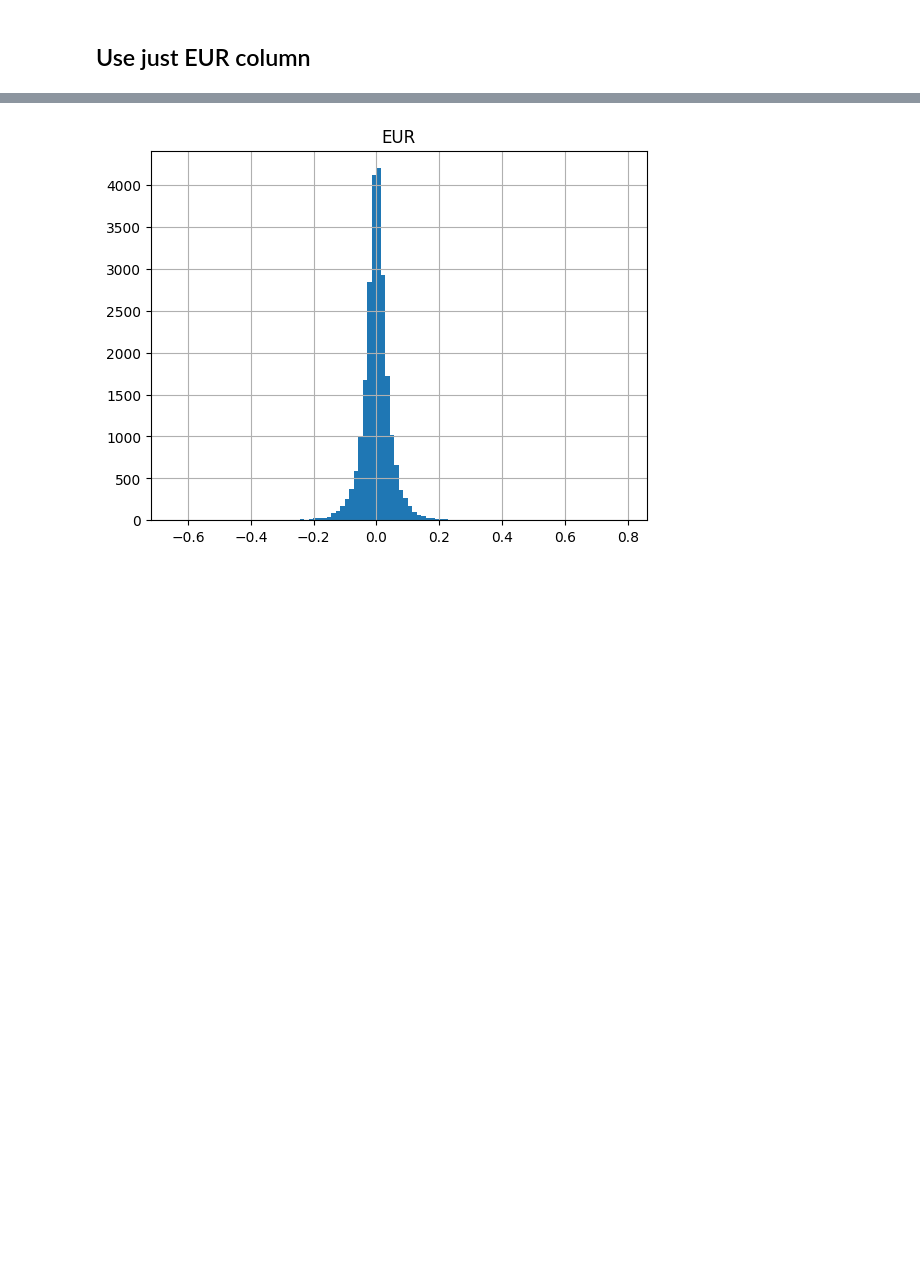
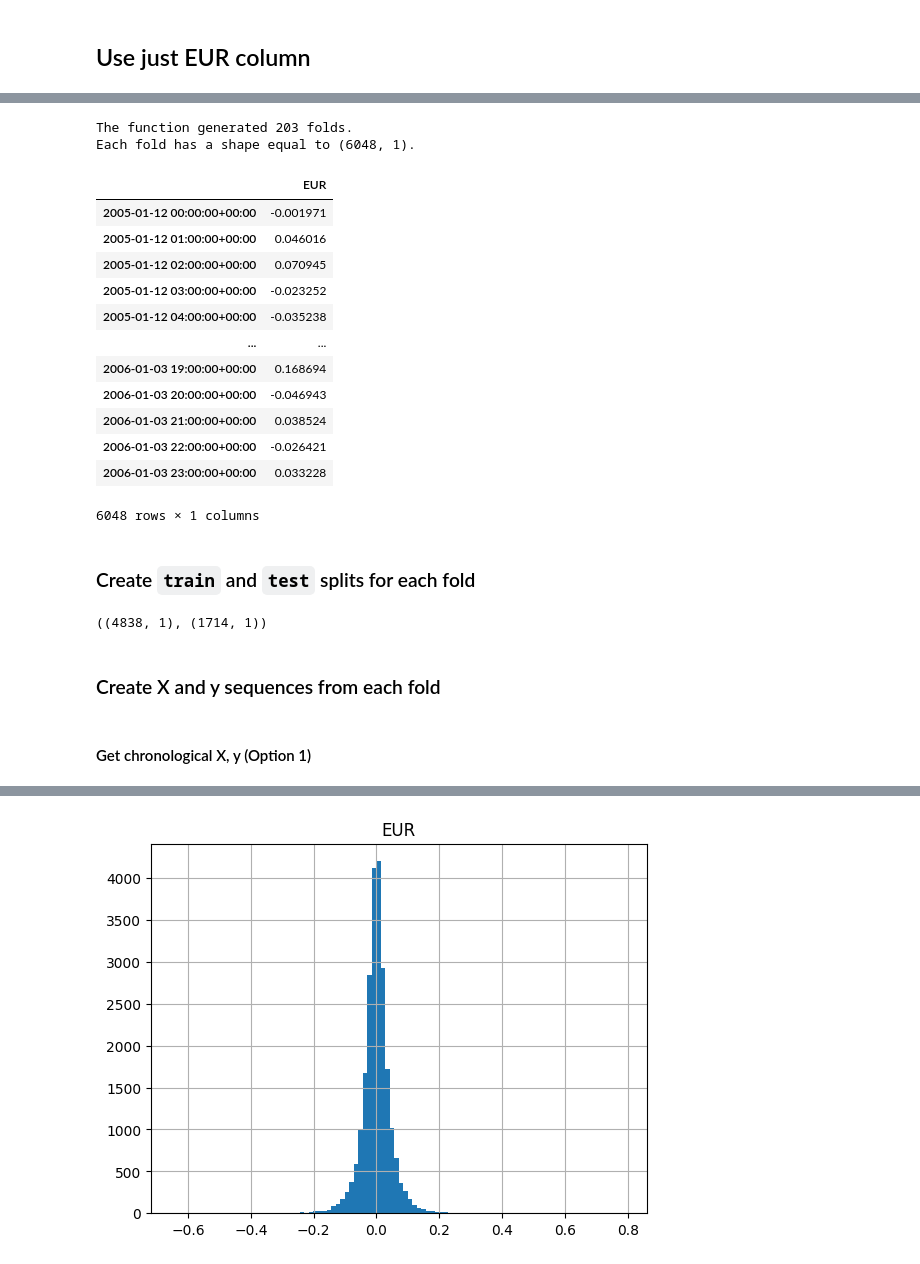
Before and after one commit to alexcolls/rex-ai, a Jupyter notebook: notebooks/roger/solerog-simplernn.ipynb, the cells around one changed output, grey strips where cells are left out. Drawn from its saved outputs; the diff is of its cells as text; code cells hidden in the pictures; blank space fills up the shorter version.

Commit message:
Add fold creation, train-test split, sequence creation, baseline model, simple RNN model, LSTM model

```diff
--- a/notebooks/roger/solerog-simplernn.ipynb
+++ b/notebooks/roger/solerog-simplernn.ipynb
@@ -49 +49,5 @@ memory usage: 450.5 KB
+# %%
+TARGETS = ['EUR']
+df_train_eur = df_train[TARGETS]
+df_test_eur = df_test[TARGETS]
 # %% [markdown]
@@ -54,0 +57,50 @@ train_len = round(data_len * train_ratio)
+# %%
+FOLD_LENGTH = 12 * 21 * 24 # 1 year
+FOLD_STRIDE = 1 * 21 * 24 # 1 month
+TRAIN_TEST_RATIO = 0.8
+INPUT_LENGTH = 1 * 21 * 24 # ?
+# %%
+def create_folds(df: pd.DataFrame,
+                 length: int,
+                 stride: int) -> List[pd.DataFrame]:
+    '''
+    This function slides through the Time Series dataframe of shape (n_timesteps, n_features) to create folds
+    - of equal `length`
+    - using `stride` between each fold
+
+    Returns a list of folds, each as a DataFrame
+    '''
+    folds = []
+
+    for i in range(len(df), 0, -stride):
+        if i - length < 0:
+            break
+        fold = df.iloc[i - length:i]
+        folds.insert(0, fold)
+
+    return folds
+# %%
+folds = create_folds(df_train_eur, FOLD_LENGTH, FOLD_STRIDE)
+print(f'The function generated {len(folds)} folds.')
+print(f'Each fold has a shape equal to {folds[0].shape}.')
+# %% [output]
+The function generated 203 folds.
+Each fold has a shape equal to (6048, 1).
+# %%
+folds[0]
+# %% [output]
+|  | EUR |
+| 2005-01-12 00:00:00+00:00 | -0.001971 |
+| 2005-01-12 01:00:00+00:00 | 0.046016 |
+| 2005-01-12 02:00:00+00:00 | 0.070945 |
+| 2005-01-12 03:00:00+00:00 | -0.023252 |
+| 2005-01-12 04:00:00+00:00 | -0.035238 |
+| ... | ... |
+| 2006-01-03 19:00:00+00:00 | 0.168694 |
+| 2006-01-03 20:00:00+00:00 | -0.046943 |
+| 2006-01-03 21:00:00+00:00 | 0.038524 |
+| 2006-01-03 22:00:00+00:00 | -0.026421 |
+| 2006-01-03 23:00:00+00:00 | 0.033228 |
+6048 rows × 1 columns
+# %% [markdown]
+### Create `train` and `test` splits for each fold
@@ -54,0 +121,9 @@ train_len = round(data_len * train_ratio)
+# %%
+fold_train, fold_test = train_test_split(folds[0], TRAIN_TEST_RATIO, INPUT_LENGTH)
+fold_train.shape, fold_test.shape
+# %% [output]
+((4838, 1), (1714, 1))
+# %% [markdown]
+### Create X and y sequences from each fold
+# %% [markdown]
+#### Get chronological X, y (Option 1)
```
Also changed, not shown: parts of 51 cells of this notebook.
